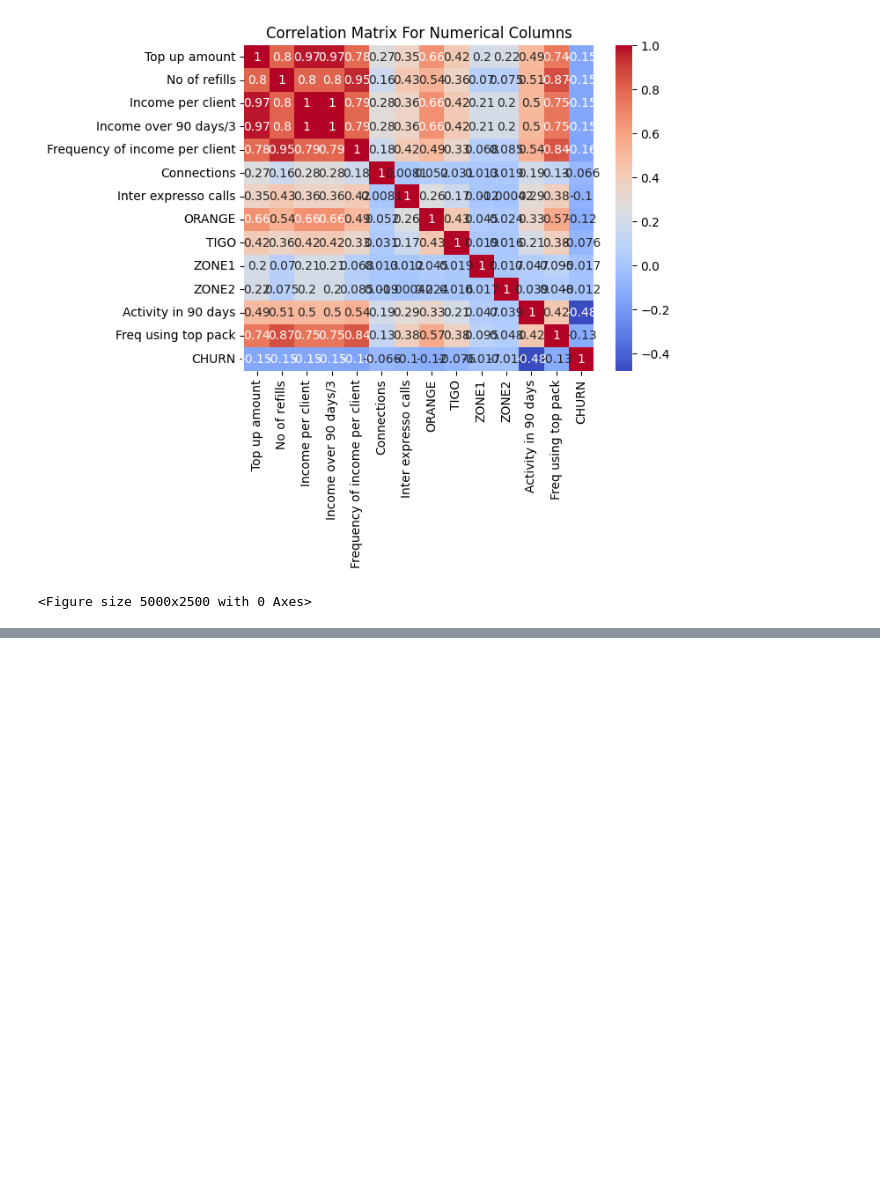
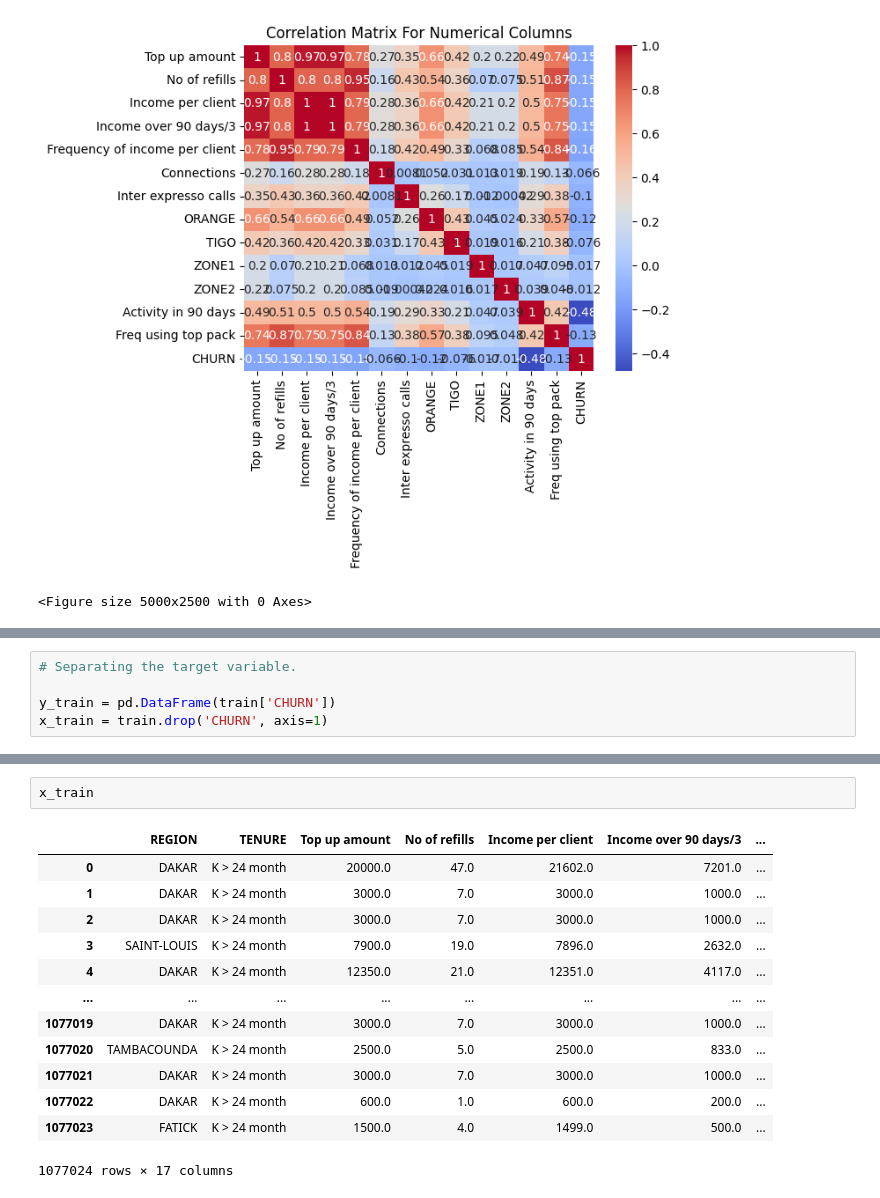
Before and after one commit to muchaimaryanne/Capstone_Customer_Churn_Prediction, a Jupyter notebook: Copy_of_Copy_of_Customer_Churn_Prediction.ipynb, the cells around one changed output, grey strips where cells are left out. Drawn from its saved outputs; the diff is of its cells as text; blank space fills up the shorter version.

```diff
--- a/Copy_of_Copy_of_Customer_Churn_Prediction.ipynb
+++ b/Copy_of_Copy_of_Customer_Churn_Prediction.ipynb
@@ -672,0 +675,5 @@ plt.figure(figsize=(50, 25))
+# %%
+# Separating the target variable.
+
+y_train = pd.DataFrame(train['CHURN'])
+x_train = train.drop('CHURN', axis=1)
@@ -672,0 +696,16 @@ plt.figure(figsize=(50, 25))
+# %%
+x_train
+# %% [output]
+|  | REGION | TENURE | Top up amount | No of refills | Income per client | Income over 90 days/3 | ... |
+| 0 | DAKAR | K > 24 month | 20000.0 | 47.0 | 21602.0 | 7201.0 | ... |
+| 1 | DAKAR | K > 24 month | 3000.0 | 7.0 | 3000.0 | 1000.0 | ... |
+| 2 | DAKAR | K > 24 month | 3000.0 | 7.0 | 3000.0 | 1000.0 | ... |
+| 3 | SAINT-LOUIS | K > 24 month | 7900.0 | 19.0 | 7896.0 | 2632.0 | ... |
+| 4 | DAKAR | K > 24 month | 12350.0 | 21.0 | 12351.0 | 4117.0 | ... |
+| ... | ... | ... | ... | ... | ... | ... | ... |
+| 1077019 | DAKAR | K > 24 month | 3000.0 | 7.0 | 3000.0 | 1000.0 | ... |
+| 1077020 | TAMBACOUNDA | K > 24 month | 2500.0 | 5.0 | 2500.0 | 833.0 | ... |
+| 1077021 | DAKAR | K > 24 month | 3000.0 | 7.0 | 3000.0 | 1000.0 | ... |
+| 1077022 | DAKAR | K > 24 month | 600.0 | 1.0 | 600.0 | 200.0 | ... |
+| 1077023 | FATICK | K > 24 month | 1500.0 | 4.0 | 1499.0 | 500.0 | ... |
+1077024 rows × 17 columns
```
Also changed, not shown: parts of 3 cells of this notebook.
